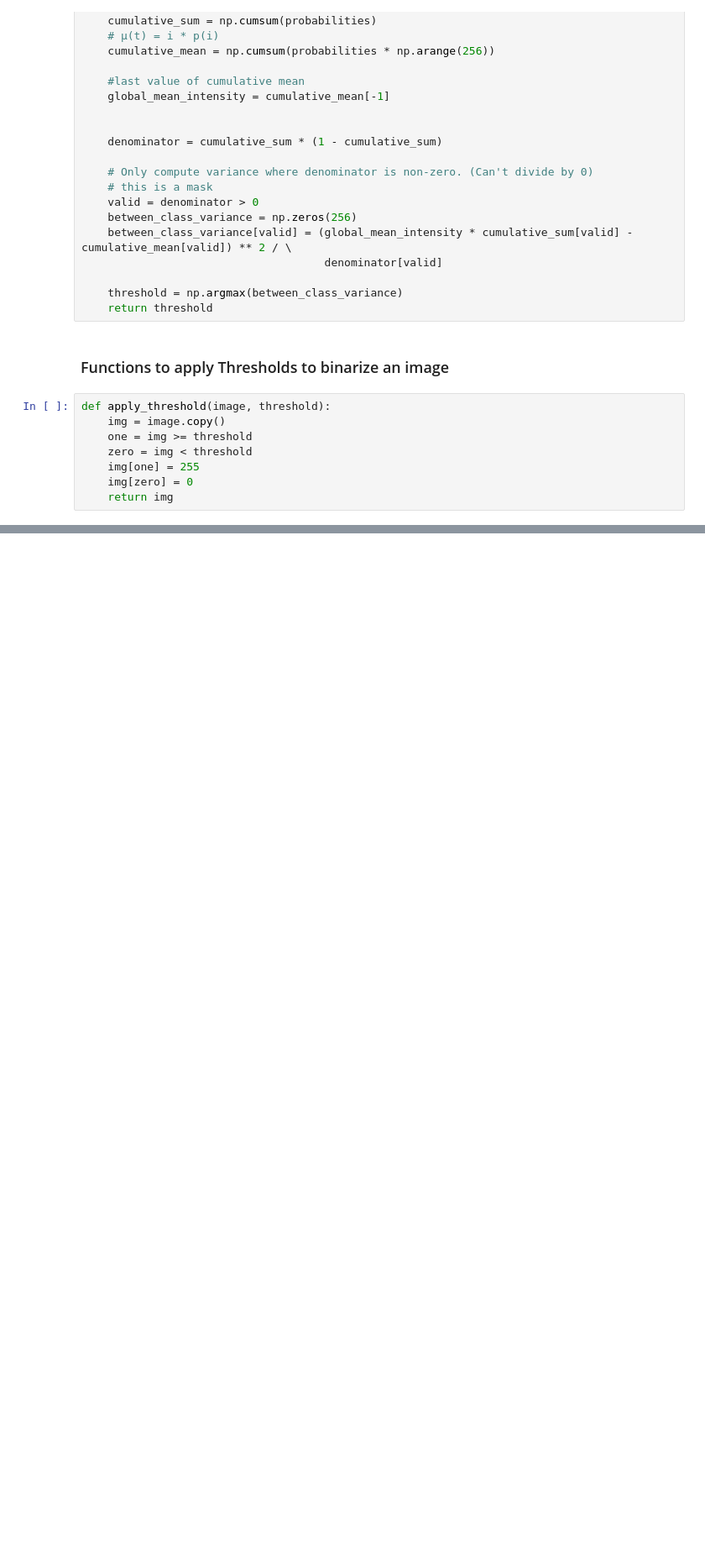
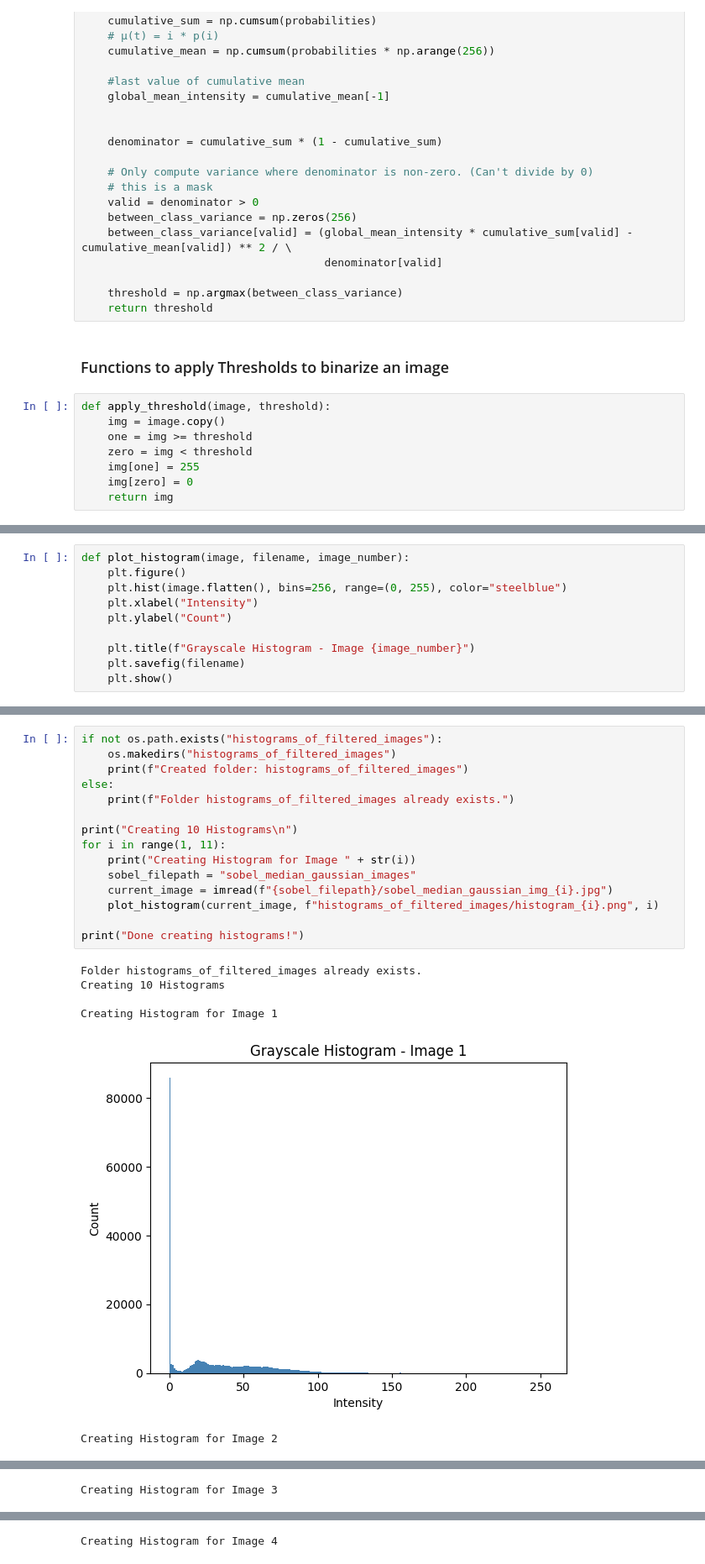
Before and after one commit to oliviako6/Digital-Image-Processing-Project, a Jupyter notebook: part_2.ipynb, the cells around one changed output, grey strips where cells are left out. Shown at 84% size. Cells and saved outputs as stored; diff of their text form; blank space fills up the shorter version.

```diff
--- a/part_2.ipynb
+++ b/part_2.ipynb
@@ -110,0 +123,10 @@ def apply_multiple_thresholds(image, thresholds):
+# %%
+def plot_histogram(image, filename, image_number):
+    plt.figure()
+    plt.hist(image.flatten(), bins=256, range=(0, 255), color="steelblue")
+    plt.xlabel("Intensity")
+    plt.ylabel("Count")
+
+    plt.title(f"Grayscale Histogram - Image {image_number}")
+    plt.savefig(filename)
+    plt.show()
@@ -110,0 +135,22 @@ def apply_multiple_thresholds(image, thresholds):
+# %%
+if not os.path.exists("histograms_of_filtered_images"):
+    os.makedirs("histograms_of_filtered_images")
+    print(f"Created folder: histograms_of_filtered_images")
+else:
+    print(f"Folder histograms_of_filtered_images already exists.")
+
+print("Creating 10 Histograms\n")
+for i in range(1, 11):
+    print("Creating Histogram for Image " + str(i))
+    sobel_filepath = "sobel_median_gaussian_images"
+    current_image = imread(f"{sobel_filepath}/sobel_median_gaussian_img_{i}.jpg")
+    plot_histogram(current_image, f"histograms_of_filtered_images/histogram_{i}.png", i)
+
+print("Done creating histograms!")
+# %% [output]
+Folder histograms_of_filtered_images already exists.
+Creating 10 Histograms
+
+Creating Histogram for Image 1
+[figure, added]
+Creating Histogram for Image 2
@@ -110,0 +158 @@ def apply_multiple_thresholds(image, thresholds):
+Creating Histogram for Image 3
@@ -110,0 +160 @@ def apply_multiple_thresholds(image, thresholds):
+Creating Histogram for Image 4
```
Also changed, not shown: parts of 6 cells of this notebook, 10 other files.
